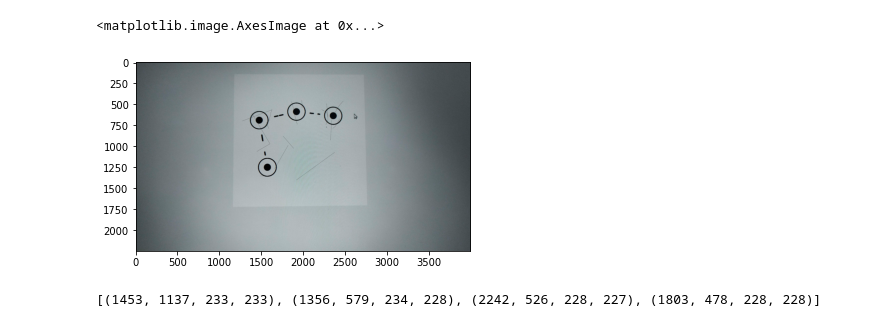
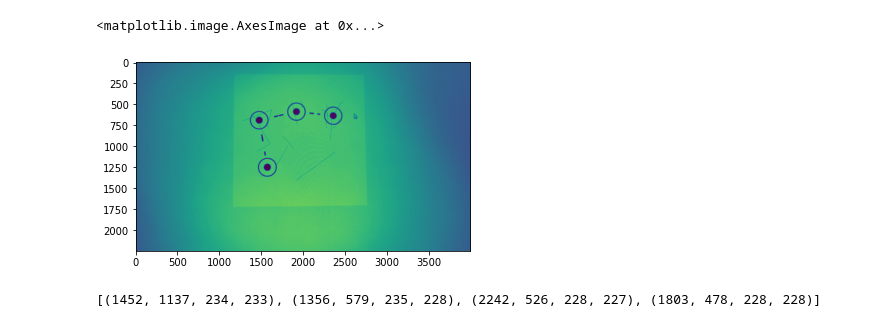
Before and after one commit to yogesh895/FlamCode, a Jupyter notebook: multi-scale-templatematching/test.ipynb, the cells around one changed output. Drawn from its saved outputs; the diff is of its cells as text; code cells hidden in the pictures.

```diff
--- a/multi-scale-templatematching/test.ipynb
+++ b/multi-scale-templatematching/test.ipynb
@@ -8,11 +9,12 @@ from imutils.object_detection import non_max_suppression
 # print(cv2.getBuildInformation())
 # %%
-img = cv2.imread("test4.png")
+img = cv2.imread("test4.png",0)
+
 # template = cv2.imread("template.png")
 plt.imshow(img)
 # %% [output]
 <matplotlib.image.AxesImage at 0x...>
-[figure, old version]
+[figure, new version]
 # %%
 ###
 #finds detectors and returns detector contours and visualization image
@@ -57,12 +59,12 @@ def find_detectors(code_image,visualize = False):
         cv2.destroyAllWindows()
     return final_contours_rect
 # %%
-detector_contours = find_detectors(img,True)
+detector_contours = find_detectors(img,False)
 print(detector_contours)
 # cv2.waitKey(0)
 # cv2.destroyAllWindows()
 # %% [output]
-[(1453, 1137, 233, 233), (1356, 579, 234, 228), (2242, 526, 228, 227), (1803, 478, 228, 228)]
+[(1452, 1137, 234, 233), (1356, 579, 235, 228), (2242, 526, 228, 227), (1803, 478, 228, 228)]
 # %%
 # vid = cv2.VideoCapture(0)
 
```
Also changed, not shown: parts of 7 cells of this notebook.
